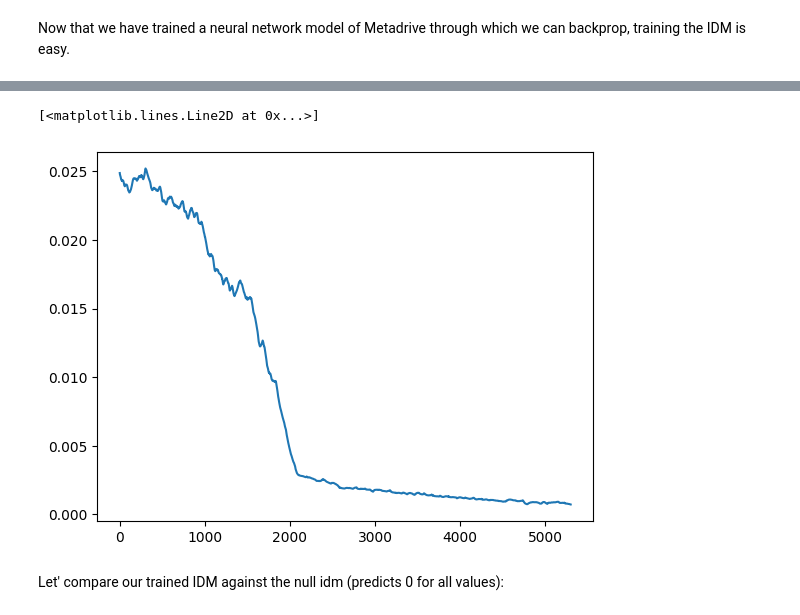
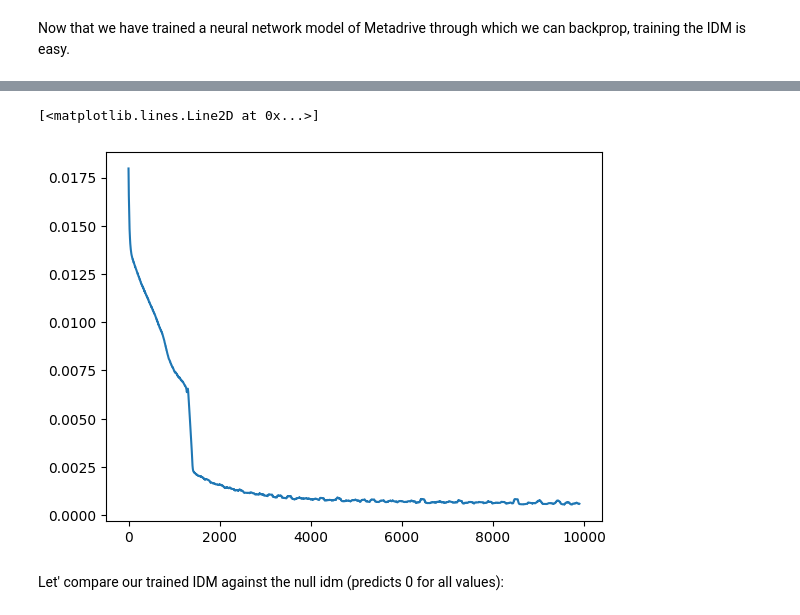
Before and after one commit to pimpale/metadrive-offline-rl-benchmark, a Jupyter notebook: waymo-metadrive-idm-model.ipynb, the cells around one changed output, grey strips where cells are left out. Saved outputs shown, nothing was run; the diff lists cells and outputs as text; code cells hidden in the pictures.

```diff
--- a/waymo-metadrive-idm-model.ipynb
+++ b/waymo-metadrive-idm-model.ipynb
@@ -63,10 +47,7 @@ if not os.path.exists('waymo_data/trajectories.pkl.xz'):
         pickle.dump(trajectories, f)
 # %%
-import pickle
-import lzma
-
 # unpickle and decompress
 if "trajectories" not in locals():
-    with lzma.open('waymo_data/trajectories.pkl.xz', 'rb') as f:
-        trajectories = pickle.load(f)
+    with lzma.open('./data/waymo/trajectories.pkl.xz', 'rb') as f:
+        trajectories: list[list[State]] = pickle.load(f)
 # %%
@@ -407,5 +73,3 @@ Step: 10000, Loss: 0.0005
 # %%
-# load mm
-if 'mm' not in locals():
-    mm = MetadriveModel().to(device)
-    mm.load_state_dict(torch.load('waymo_data/mm.pth'))
+mm = MetadriveModel().to(device)
+mm.load_state_dict(torch.load('data/mm.pth'))
@@ -454,17 +77,0 @@ training loss 0.00039682083297520876
-# %%
-s0_batch = [s0 for s0, _, _ in mm_validation_data]
-s1_batch = [s1 for _, _, s1 in mm_validation_data]
-a_batch = [a for _, a, _ in mm_validation_data]
-
-s0_tensor = state_batch_to_tensor(s0_batch, device)
-s1_tensor = state_batch_to_tensor(s1_batch, device)
-a_tensor = action_batch_to_tensor(a_batch, device)
-
-s1_pred = mm(s0_tensor, a_tensor)
-
-loss = (s1_pred - s1_tensor)**2
-loss_x = loss[:, 0]
-loss_y = loss[:, 1]
-loss_theta = loss[:, 2] + loss[:, 3]
-
-print("validation loss", loss.mean().item())
@@ -542,8 +137,8 @@ idm_optimizer = torch.optim.AdamW(idm.parameters())
 idm_step = 0
 idm_losses = []
 # %%
-set_lr(idm_optimizer, 1e-4)
-INVERSE_DYNAMICS_MODEL_TRAIN_EPOCHS = 5500
+set_lr(idm_optimizer, 3e-5)
+INVERSE_DYNAMICS_MODEL_TRAIN_EPOCHS = 10000
 INVERSE_DYNAMICS_MODEL_TRAIN_BATCH_SIZE = 4096
 
 while idm_step < INVERSE_DYNAMICS_MODEL_TRAIN_EPOCHS:
@@ -556,8 +151,8 @@ while idm_step < INVERSE_DYNAMICS_MODEL_TRAIN_EPOCHS:
     )
     idm_losses.append(loss)
     idm_step += 1
-    if idm_step % 100 == 0:
-        # print average loss over last 100 steps
-        loss = np.mean(idm_losses[-100:])
-        print(f"Step: {idm_step}, Loss: {loss:.4f}")
+    if idm_step % 500 == 0:
+        # print average loss over last 500 steps
+        loss = np.mean(idm_losses[-500:])
+        print(f"Step: {idm_step}, Loss: {loss:.5f}")
 # %% [output]
@@ -586,11 +184,11 @@ plt.show()
 # %%
 # compute running average of the last 200 episodes
 # plot the average reward per episode
-idm_losses_averaged = np.convolve(idm_losses, np.ones((200,))/200, mode='valid')
+idm_losses_averaged = np.convolve(idm_losses, np.ones((100,))/100, mode='valid')
 plt.plot(idm_losses_averaged)
 # %% [output]
 [<matplotlib.lines.Line2D at 0x...>]
-[figure, old version]
+[figure, new version]
 # %% [markdown]
 Let' compare our trained IDM against the null idm (predicts 0 for all values):
 # %%
```
Also changed, not shown: parts of 44 cells of this notebook, 33 other files.
